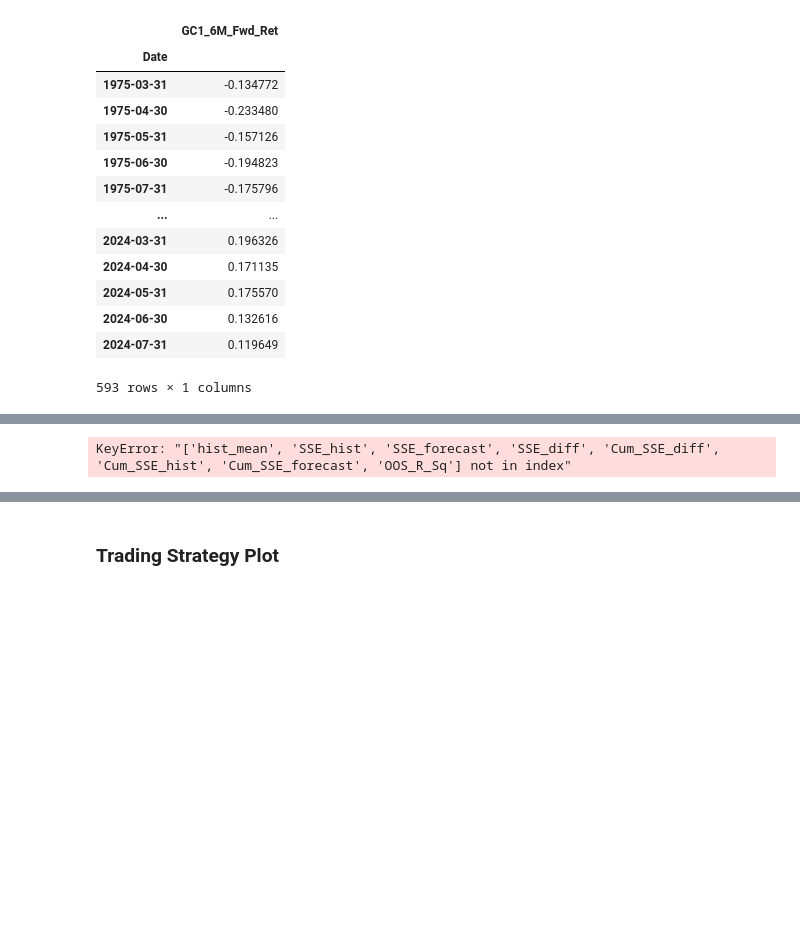
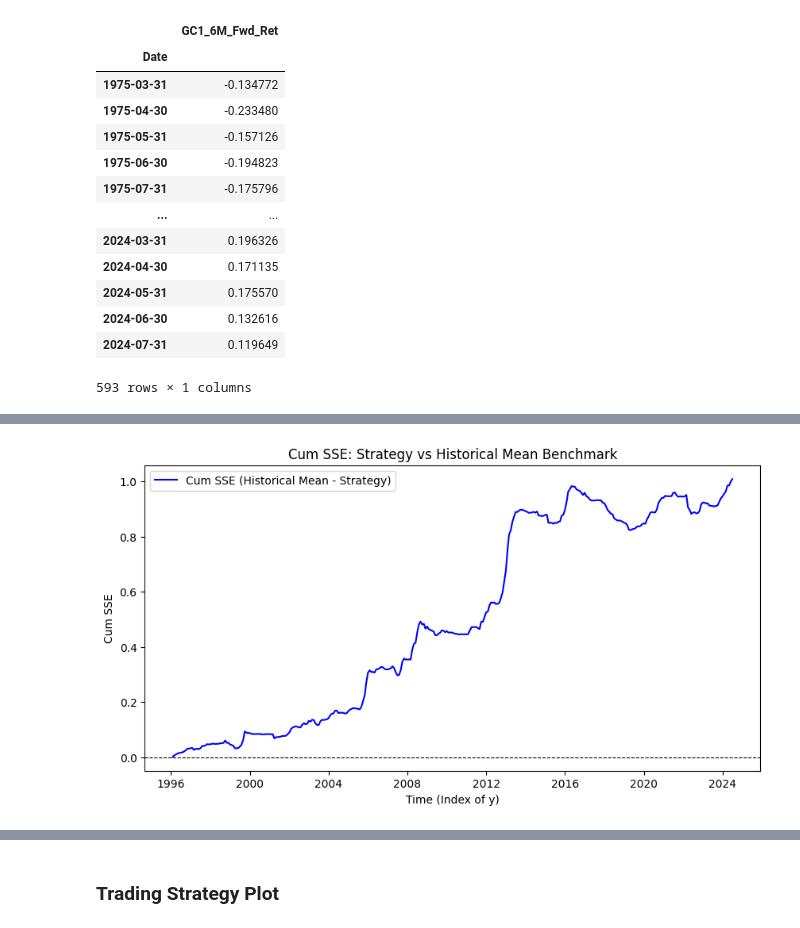
Before and after one commit to alphagoal/Proj_1_gold_futures_ML, a Jupyter notebook: gold_futures_data_02189pm.ipynb, the cells around one changed output, grey strips where cells are left out. Cells and saved outputs as stored; diff of their text form; code cells hidden in the pictures; blank space fills up the shorter version.

```diff
--- a/gold_futures_data_02189pm.ipynb
+++ b/gold_futures_data_02189pm.ipynb
@@ -1175,10 +1149,12 @@ gc_data
 | 2024-12-31 | -0.006040 | -0.005611 | -0.006212 | -0.006212 | ... |
 600 rows × 50 columns
 # %%
+Y = Y.loc[X.index[0]:]
+
 n_obs = len(Y)
 y_historical_mean_data=gc_data[f'{GC_type}_Monthly_Excess_Return'].dropna(how='all')
 
-Y=Y[2:]
+
 
 
 #refine the scope of Y here if needed
@@ -1749,7 +1608,7 @@ from sklearn.metrics import mean_squared_error, r2_score
 
 # **Expanding Window 回归**
 #start_train = 100  # 初始训练数据量
-fwd_ret_period=6
+#fwd_ret_period=6
 # y=gc_data[f"GC1_{fwd_ret_period}M_Fwd_Ret"].dropna(how="all")
 y_historical_mean_data=gc_data[f'{GC_type}_Monthly_Excess_Return'].loc[Y.index].dropna(how='all')
 
@@ -1765,7 +1624,7 @@ model = RandomForestRegressor(n_estimators=100, random_state=42,max_depth=10,min
 # 存储每个时间步的预测值、历史均值误差和真实值
 forest_results = []
 # Get the index position
-index_position = Y.index.get_loc(training_start_date)
+index_position = Y.index.get_loc(testing_start_date)
 # 存储模型的统计结果
 model_summaries = []
 for t in tqdm(range(index_position, n_obs - 1), desc=f"Processing"):
@@ -1829,34 +1688,37 @@ forest_results=pd.DataFrame(forest_results)
 
 # **计算 ΔRMSE 随时间的变化**
 delta_RMSE_series = np.sqrt(np.array(SSE_historical_cumsum) / len(SSE_historical_cumsum) + 1) - \
                     np.sqrt(np.array(SSE_model_cumsum) / len(SSE_model_cumsum) + 1)
+
+SSE_diff_series = np.array(SSE_historical_cumsum)  - np.array(SSE_model_cumsum)
+
 # **转换特征重要性 DataFrame**
 df_feature_importance_per_step = pd.DataFrame(feature_importance_per_step)
 
 # **计算特征在所有时间步的重要性均值**
 df_feature_avg_importance = df_feature_importance_per_step.mean().reset_index()
 df_feature_avg_importance.columns = ["Feature", "Avg Importance"]
 # **计算模型的整体统计信息**
 y_pred_all = model.predict(X_train_selected)
 
 
 # 提取特征重要性
 if hasattr(model, "feature_importances_"):
     feature_importance = dict(zip(X_train_selected.columns, model.feature_importances_))
 elif isinstance(model, XGBRegressor):
     feature_importance = model.get_booster().get_score(importance_type='weight')
 else:
     feature_importance = "N/A"
 
 # **绘制 ΔRMSE**
 plt.figure(figsize=(10, 5))
-plt.plot(Y.index[index_position:n_obs - 1], delta_RMSE_series, label="ΔRMSE (Historical Mean - Strategy)", color='blue')
+plt.plot(Y.index[index_position:n_obs - 1], SSE_diff_series, label="Cum SSE (Historical Mean - Strategy)", color='blue')
 
 plt.xlabel("Time (Index of y)")
-plt.ylabel("ΔRMSE")
-plt.title("ΔRMSE: Strategy vs Historical Mean Benchmark")
+plt.ylabel("Cum SSE")
+plt.title("Cum SSE: Strategy vs Historical Mean Benchmark")
 plt.axhline(y=0, color='black', linestyle='--', linewidth=0.8)  # 添加零基准线
 plt.legend()
 plt.show()
 # %% [output]
-KeyError: "['hist_mean', 'SSE_hist', 'SSE_forecast', 'SSE_diff', 'Cum_SSE_diff', 'Cum_SSE_hist', 'Cum_SSE_forecast', 'OOS_R_Sq'] not in index"
+[figure, added]
```
Also changed, not shown: parts of 30 cells of this notebook, 17 other files.
